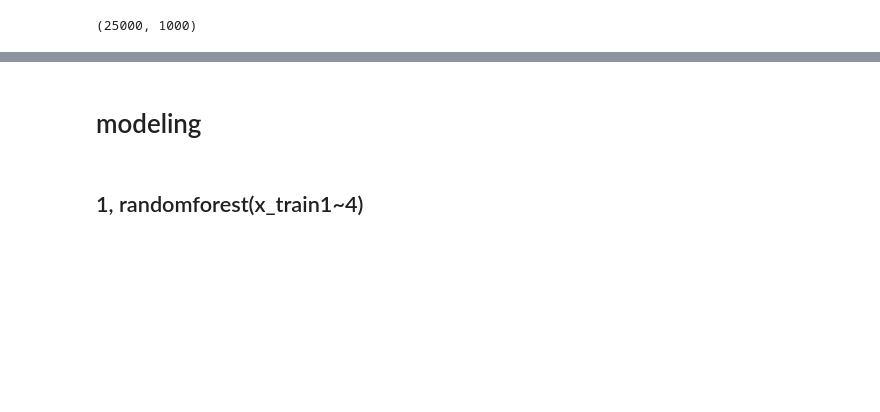
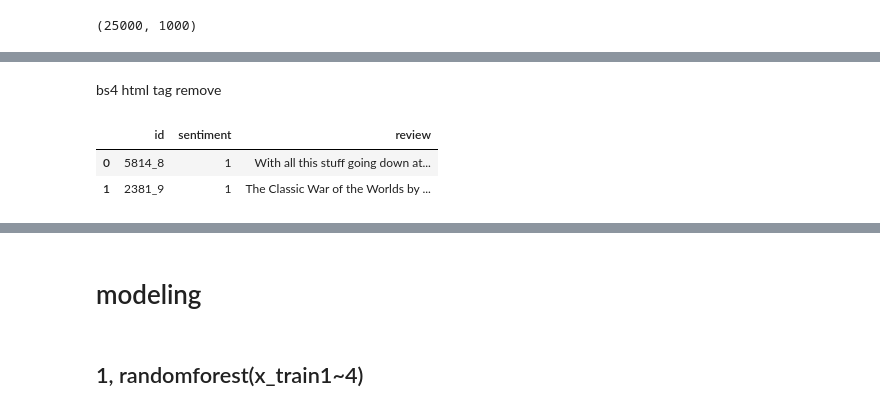
Before and after one commit to chi-hun/kaggle, a Jupyter notebook: Bag_of_Words_Meets_Bags_of_Popcorn.ipynb, the cells around one changed output, grey strips where cells are left out. Cells and saved outputs as stored; diff of their text form; code cells hidden in the pictures; blank space fills up the shorter version.

```diff
--- a/Bag_of_Words_Meets_Bags_of_Popcorn.ipynb
+++ b/Bag_of_Words_Meets_Bags_of_Popcorn.ipynb
@@ -344,0 +368,14 @@ x_train4.shape
+# %% [markdown]
+bs4 html tag remove
+# %%
+def bs4_text(x):
+    x = BeautifulSoup(x, 'html.parser').get_text()
+    x = re.sub('\W',' ',x)
+    return x
+train5['review'] = train5['review'].apply(bs4_text)
+test5['review'] = test5['review'].apply(bs4_text)
+train5.head(2)
+# %% [output]
+|  | id | sentiment | review |
+| 0 | 5814_8 | 1 | With all this stuff going down at... |
+| 1 | 2381_9 | 1 | The Classic War of the Worlds by ... |
```
Also changed, not shown: parts of 63 cells of this notebook.
